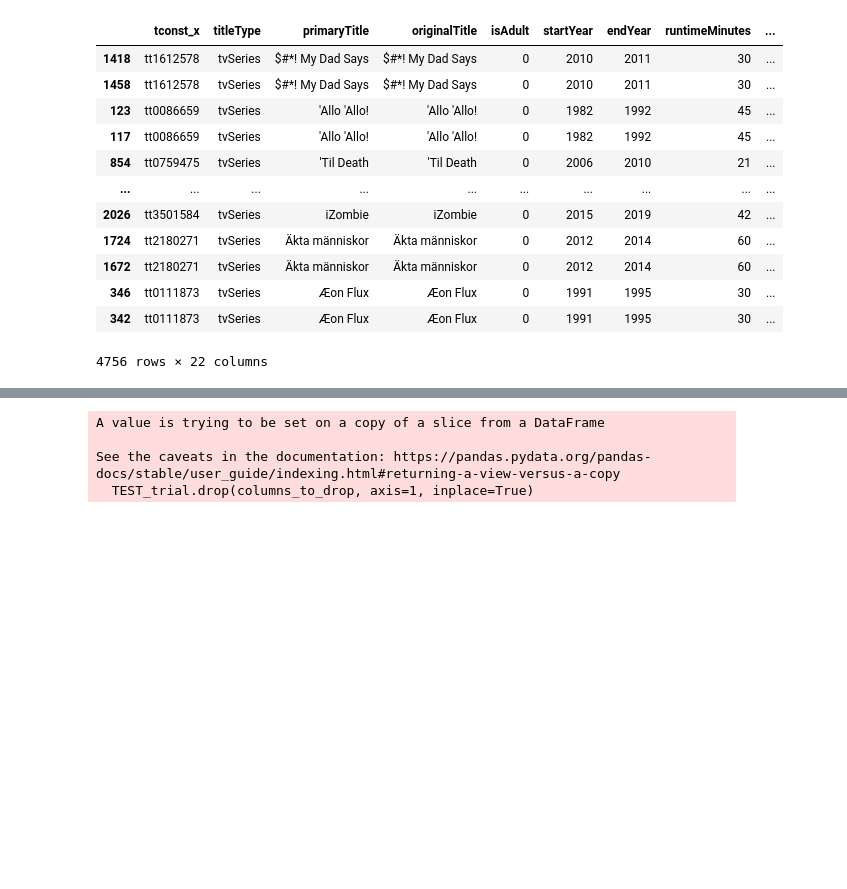
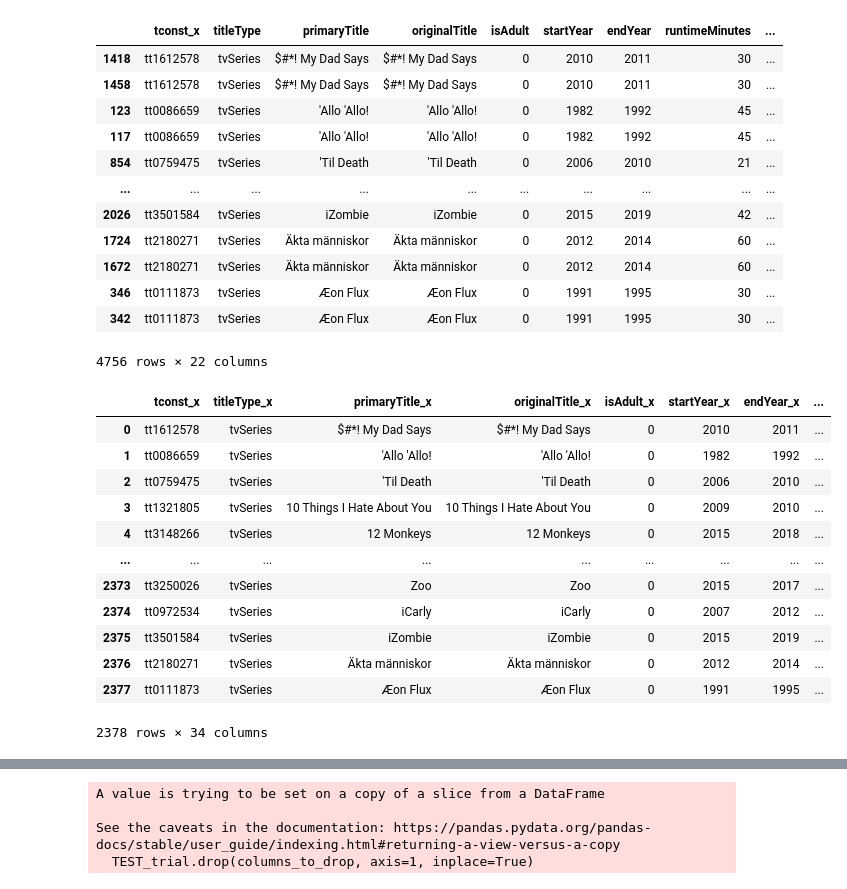
Before and after one commit to wcrowley342/tvratings, a Jupyter notebook: IMDB_Analysis.ipynb, the cells around one changed output, grey strips where cells are left out. Cells and saved outputs as stored; diff of their text form; code cells hidden in the pictures; blank space fills up the shorter version.

```diff
--- a/IMDB_Analysis.ipynb
+++ b/IMDB_Analysis.ipynb
@@ -174,7 +192,9 @@ csv_basics.head()
 # CLEAN + COMBINE DATA
 # %%
 tvseries = csv_basics[(csv_basics['titleType']=='tvMiniSeries') | (csv_basics['titleType']=='tvSeries')]
-basics_episodes = csv_basics[csv_basics['titleType']=='tvEpisode']
+tvepisode = csv_basics[(csv_basics['titleType']=='tvEpisode')]
+tvepisodenames = pd.merge(tvepisode, csv_episodes, on ="tconst")
 tvseries_ratings = pd.merge(tvseries, csv_ratings, on ="tconst")
 episodes_ratings = pd.merge(csv_episodes, csv_ratings, on ="tconst")
 tvseries_episodes_ratings = pd.merge(tvseries_ratings, episodes_ratings, left_on='tconst', right_on='parentTconst')
+#tvseries_episodes_ratings_2 = pd.merge(tvseries_episodes_ratings, tvepisode, on = "tconst")
@@ -601,3 +725,23 @@ merged_subsets.sort_values(by=['primaryTitle'])
 | 346 | tt0111873 | tvSeries | Æon Flux | Æon Flux | 0 | 1991 | 1995 | 30 | ... |
 | 342 | tt0111873 | tvSeries | Æon Flux | Æon Flux | 0 | 1991 | 1995 | 30 | ... |
 4756 rows × 22 columns
+# %%
+tvepisodenames = tvepisodenames.rename(columns={'tconst': 'tconst_y'})
+
+FINAL_MERGE = pd.merge(merged_subsets, tvepisodenames, on = 'tconst_y')
+# %%
+FINAL_MERGE.sort_values(by=['primaryTitle_x'])
+# %% [output]
+|  | tconst_x | titleType_x | primaryTitle_x | originalTitle_x | isAdult_x | startYear_x | endYear_x | ... |
+| 0 | tt1612578 | tvSeries | $#*! My Dad Says | $#*! My Dad Says | 0 | 2010 | 2011 | ... |
+| 1 | tt0086659 | tvSeries | 'Allo 'Allo! | 'Allo 'Allo! | 0 | 1982 | 1992 | ... |
+| 2 | tt0759475 | tvSeries | 'Til Death | 'Til Death | 0 | 2006 | 2010 | ... |
+| 3 | tt1321805 | tvSeries | 10 Things I Hate About You | 10 Things I Hate About You | 0 | 2009 | 2010 | ... |
+| 4 | tt3148266 | tvSeries | 12 Monkeys | 12 Monkeys | 0 | 2015 | 2018 | ... |
+| ... | ... | ... | ... | ... | ... | ... | ... | ... |
+| 2373 | tt3250026 | tvSeries | Zoo | Zoo | 0 | 2015 | 2017 | ... |
+| 2374 | tt0972534 | tvSeries | iCarly | iCarly | 0 | 2007 | 2012 | ... |
+| 2375 | tt3501584 | tvSeries | iZombie | iZombie | 0 | 2015 | 2019 | ... |
+| 2376 | tt2180271 | tvSeries | Äkta människor | Äkta människor | 0 | 2012 | 2014 | ... |
+| 2377 | tt0111873 | tvSeries | Æon Flux | Æon Flux | 0 | 1991 | 1995 | ... |
+2378 rows × 34 columns
```
Also changed, not shown: parts of 18 cells of this notebook.
